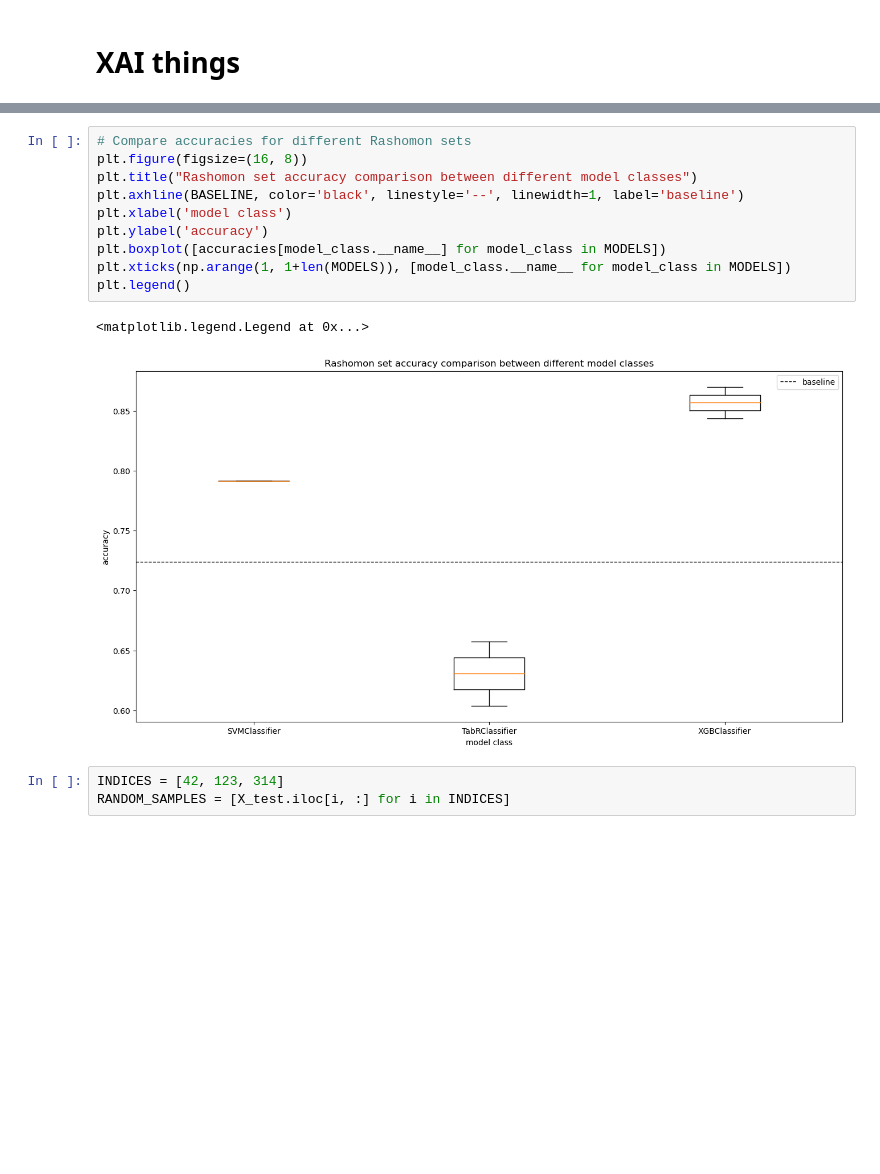
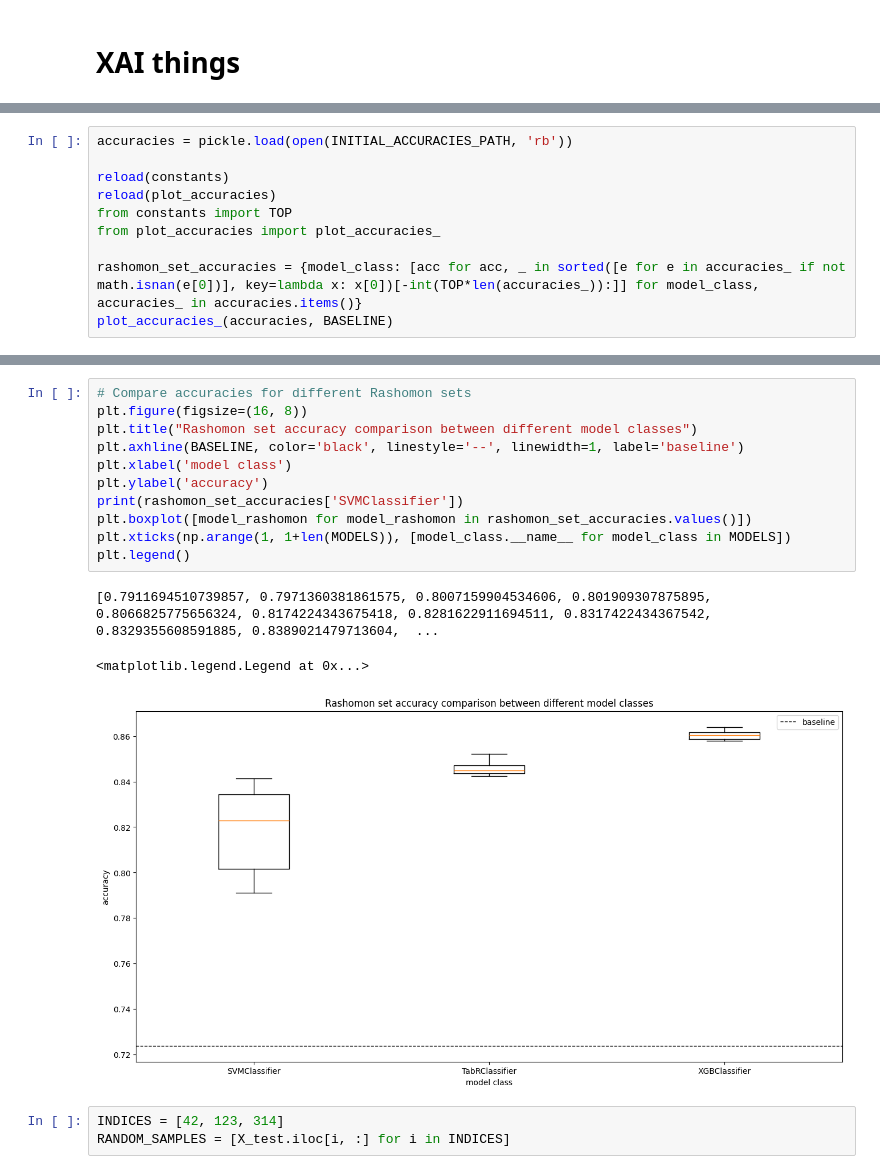
Before and after one commit to Krzaq8/XAI-team-project, a Jupyter notebook: exploration.ipynb, the cells around one changed output, grey strips where cells are left out. Saved outputs shown, nothing was run; the diff lists cells and outputs as text; blank space fills up the shorter version.

```diff
--- a/exploration.ipynb
+++ b/exploration.ipynb
@@ -102,0 +103,10 @@ plot_accuracies_(accuracies, BASELINE)
+# %%
+accuracies = pickle.load(open(INITIAL_ACCURACIES_PATH, 'rb'))
+
+reload(constants)
+reload(plot_accuracies)
+from constants import TOP
+from plot_accuracies import plot_accuracies_
+
+rashomon_set_accuracies = {model_class: [acc for acc, _ in sorted([e for e in accuracies_ if not math.isnan(e[0])], key=lambda x: x[0])[-int(TOP*len(accuracies_)):]] for model_class, accuracies_ in accuracies.items()}
+plot_accuracies_(accuracies, BASELINE)
@@ -103,16 +115,18 @@ plot_accuracies_(accuracies, BASELINE)
 # %%
 # Compare accuracies for different Rashomon sets
 plt.figure(figsize=(16, 8))
 plt.title("Rashomon set accuracy comparison between different model classes")
 plt.axhline(BASELINE, color='black', linestyle='--', linewidth=1, label='baseline')
 plt.xlabel('model class')
 plt.ylabel('accuracy')
-plt.boxplot([accuracies[model_class.__name__] for model_class in MODELS])
+print(rashomon_set_accuracies['SVMClassifier'])
+plt.boxplot([model_rashomon for model_rashomon in rashomon_set_accuracies.values()])
 plt.xticks(np.arange(1, 1+len(MODELS)), [model_class.__name__ for model_class in MODELS])
 plt.legend()
 # %% [output]
-<matplotlib.legend.Legend at 0x...>
+[0.7911694510739857, 0.7971360381861575, 0.8007159904534606, 0.801909307875895, 0.8066825775656324, 0.8174224343675418, 0.8281622911694511, 0.8317422434367542, 0.8329355608591885, 0.8389021479713604,  ...
+<matplotlib.legend.Legend at 0x...>
-[figure, old version]
+[figure, new version]
 # %%
 INDICES = [42, 123, 314]
 RANDOM_SAMPLES = [X_test.iloc[i, :] for i in INDICES]
```
Also changed, not shown: parts of 5 cells of this notebook, 2 other files.
